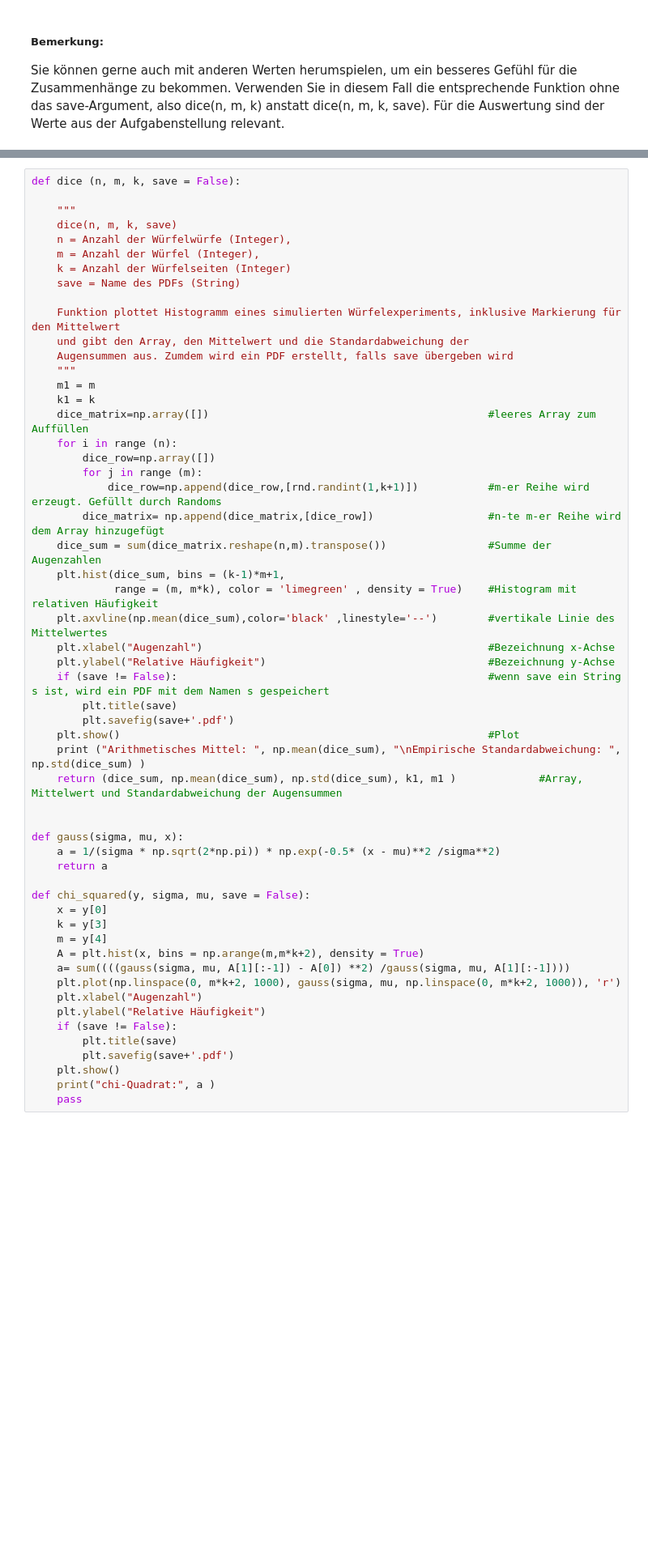
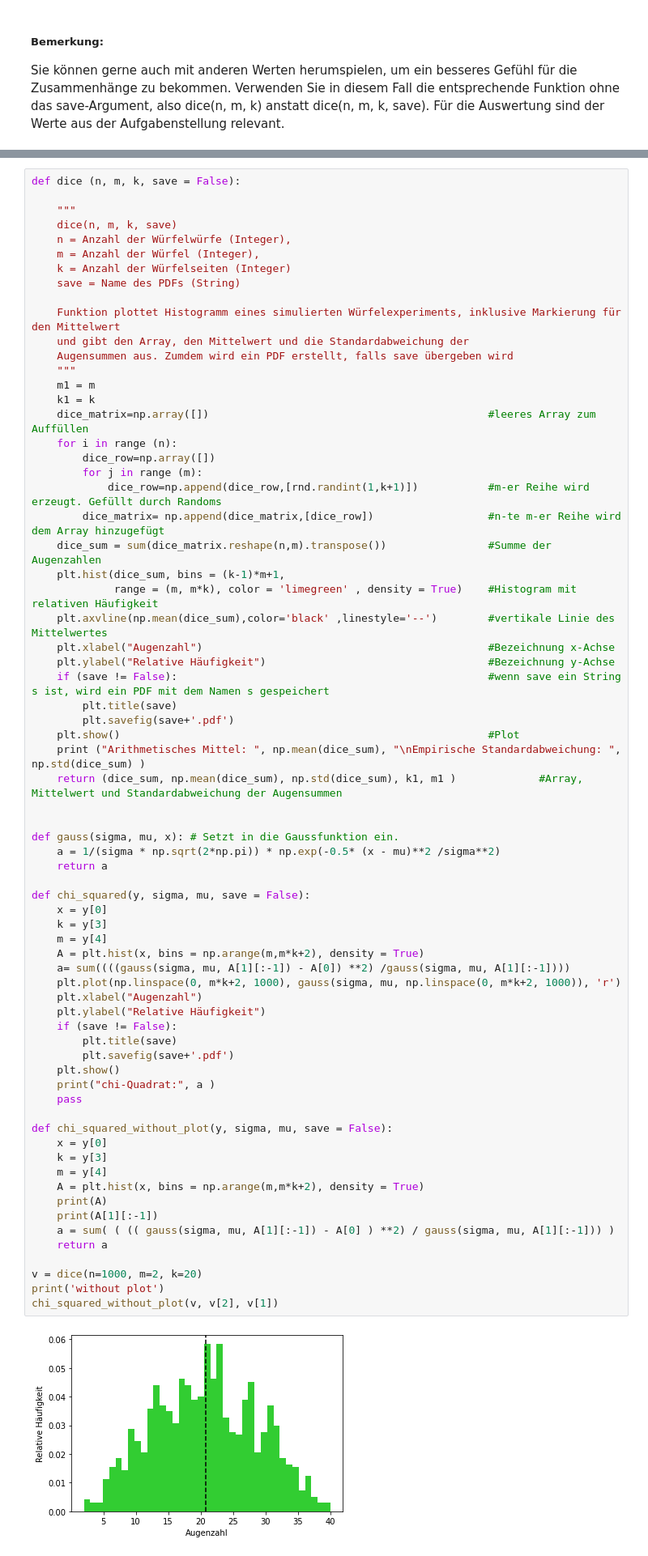
Before and after one commit to Nusssecke/Physik, a Jupyter notebook: physik_praktikum/versuch3/Versuch3_StatistikI_Würfel_Finn_Wagner.ipynb, the cells around one changed output, grey strips where cells are left out. Shown at 81% size. Cells and saved outputs as stored; diff of their text form; blank space fills up the shorter version.

```diff
--- a/physik_praktikum/versuch3/Versuch3_StatistikI_Würfel_Finn_Wagner.ipynb
+++ b/physik_praktikum/versuch3/Versuch3_StatistikI_Würfel_Finn_Wagner.ipynb
@@ -58,31 +56,47 @@ def dice (n, m, k, save = False):
              range = (m, m*k), color = 'limegreen' , density = True)    #Histogram mit relativen Häufigkeit
     plt.axvline(np.mean(dice_sum),color='black' ,linestyle='--')        #vertikale Linie des Mittelwertes
     plt.xlabel("Augenzahl")                                             #Bezeichnung x-Achse
     plt.ylabel("Relative Häufigkeit")                                   #Bezeichnung y-Achse
     if (save != False):                                                 #wenn save ein String s ist, wird ein PDF mit dem Namen s gespeichert
         plt.title(save)
         plt.savefig(save+'.pdf')
     plt.show()                                                          #Plot
     print ("Arithmetisches Mittel: ", np.mean(dice_sum), "\nEmpirische Standardabweichung: ", np.std(dice_sum) )
     return (dice_sum, np.mean(dice_sum), np.std(dice_sum), k1, m1 )             #Array, Mittelwert und Standardabweichung der Augensummen
 
 
-def gauss(sigma, mu, x):
+def gauss(sigma, mu, x): # Setzt in die Gaussfunktion ein.
     a = 1/(sigma * np.sqrt(2*np.pi)) * np.exp(-0.5* (x - mu)**2 /sigma**2)
     return a
 
 def chi_squared(y, sigma, mu, save = False):
     x = y[0]
     k = y[3]
     m = y[4]
     A = plt.hist(x, bins = np.arange(m,m*k+2), density = True)
     a= sum((((gauss(sigma, mu, A[1][:-1]) - A[0]) **2) /gauss(sigma, mu, A[1][:-1])))
     plt.plot(np.linspace(0, m*k+2, 1000), gauss(sigma, mu, np.linspace(0, m*k+2, 1000)), 'r')
     plt.xlabel("Augenzahl")
     plt.ylabel("Relative Häufigkeit")
     if (save != False):
         plt.title(save)
         plt.savefig(save+'.pdf')
     plt.show()
     print("chi-Quadrat:", a )
     pass
+
+def chi_squared_without_plot(y, sigma, mu, save = False):
+    x = y[0]
+    k = y[3]
+    m = y[4]
+    A = plt.hist(x, bins = np.arange(m,m*k+2), density = True)
+    print(A)
+    print(A[1][:-1])
+    a = sum( ( (( gauss(sigma, mu, A[1][:-1]) - A[0] ) **2) / gauss(sigma, mu, A[1][:-1])) )
+    return a
+
+v = dice(n=1000, m=2, k=20)
+print('without plot')
+chi_squared_without_plot(v, v[2], v[1])
+# %% [output]
+[figure, added]
```
Also changed, not shown: parts of 17 cells of this notebook, 1 other file.
